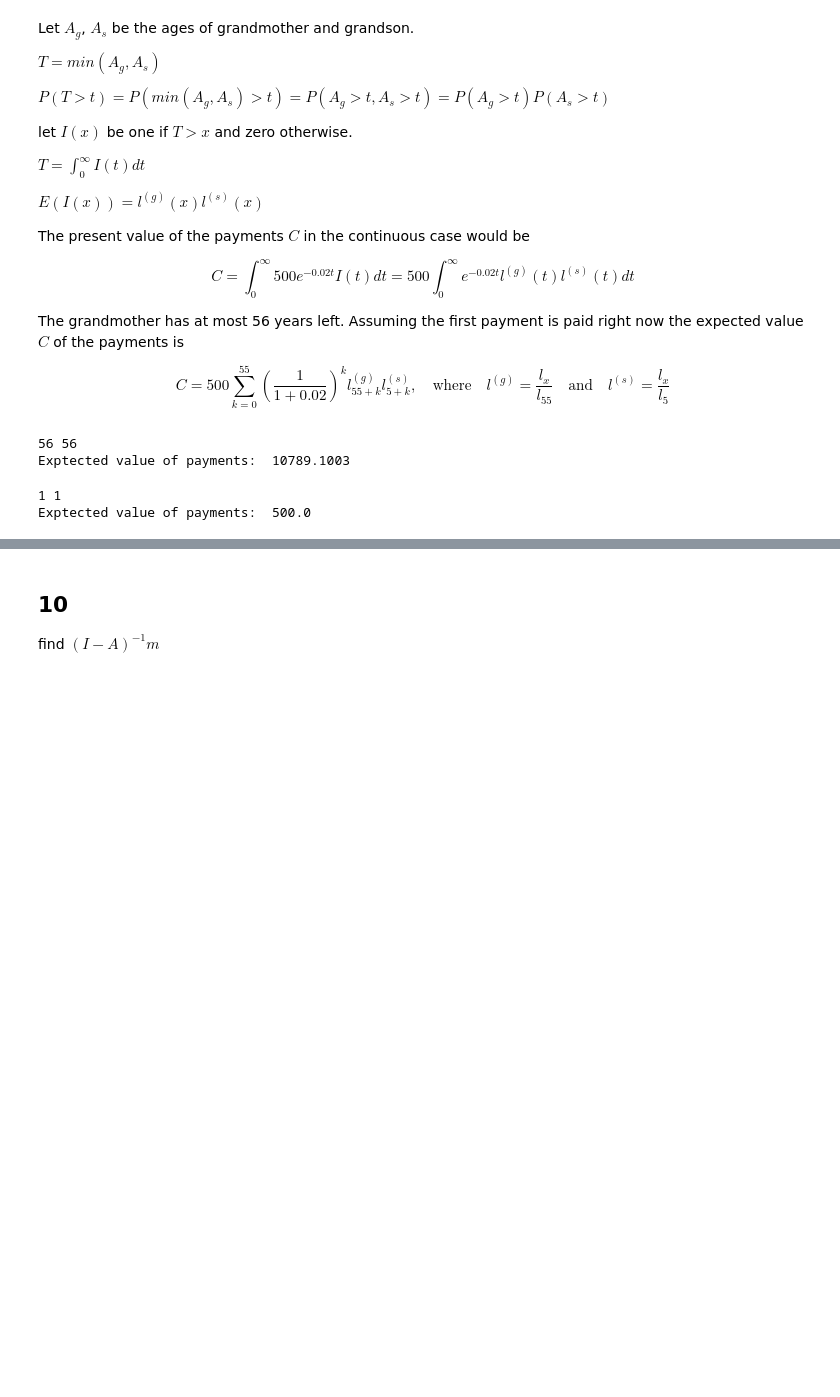
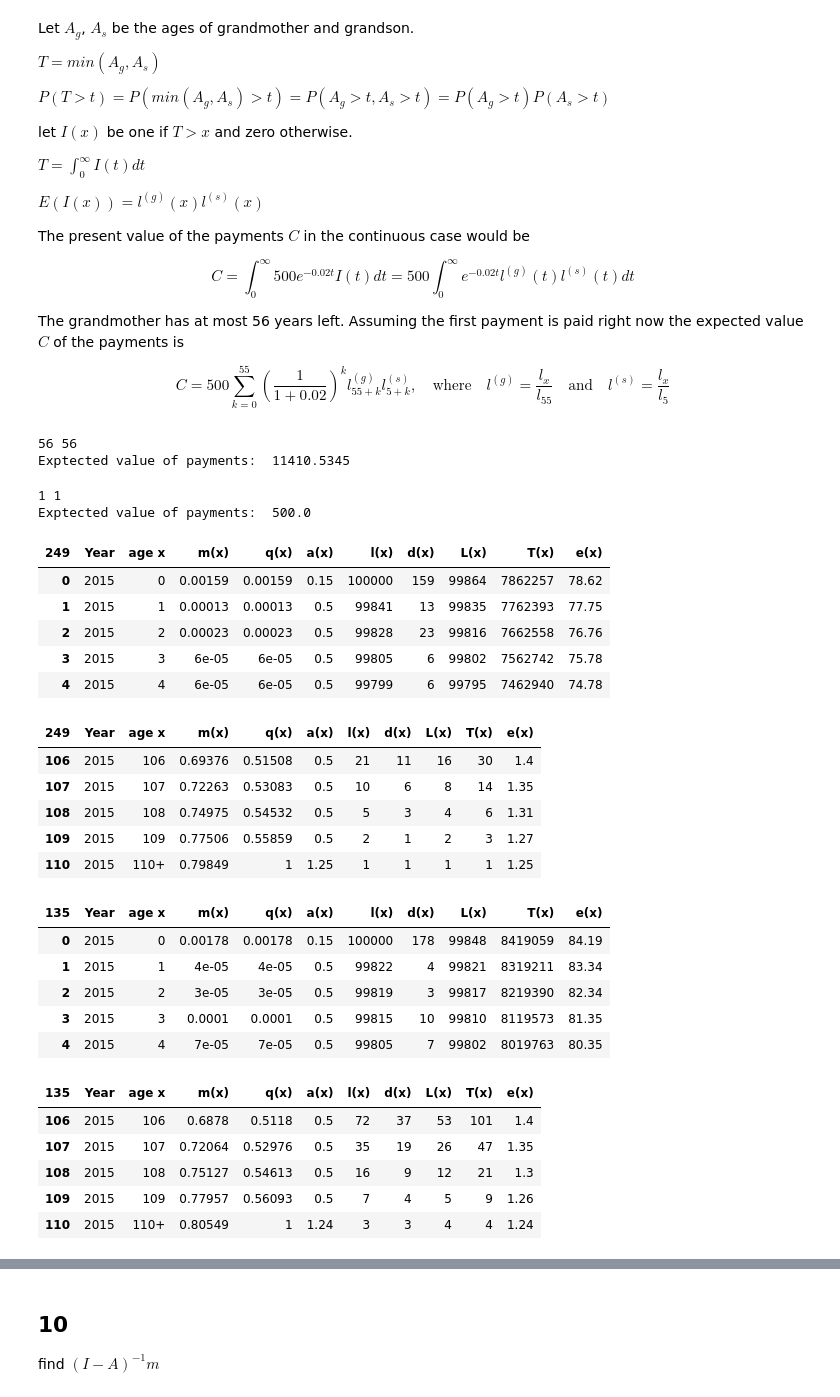
Before and after one commit to Ocken/stokdemo, a Jupyter notebook: stochdem_demo2.ipynb, the cells around one changed output, grey strips where cells are left out. Cells and saved outputs as stored; diff of their text form; code cells hidden in the pictures; blank space fills up the shorter version.

```diff
--- a/stochdem_demo2.ipynb
+++ b/stochdem_demo2.ipynb
@@ -122,10 +118,11 @@ $$C = 500\sum_{k=0}^{55} (\frac{1}{1 + 0.02})^{k} l_{55+k}^{(g)} l_{5+k}^{(s)},
 \quad \textrm{where} \quad
 l^{(g)} = \frac{l_{x}}{l_{55}} \quad \textrm{and} \quad l^{(s)} = \frac{l_{x}}{l_5}$$
 # %%
-def calc_expected_value(df, age_g, age_s, rate):
+def calc_expected_value(df_male, df_female, age_g, age_s, rate):
 
-    l_g = df.loc[age_g:, 'l(x)'].values / df.loc[age_g, 'l(x)']
-    l_s = df.loc[age_s: len(l_g) + age_s - 1, 'l(x)'].values / df.loc[age_s, 'l(x)']
+    l_g = df_female.loc[age_g:, 'l(x)'].values / df_female.loc[age_g, 'l(x)']
+
+    l_s = df_male.loc[age_s: len(l_g) + age_s - 1, 'l(x)'].values / df_male.loc[age_s, 'l(x)']
 
     disc_factor = 1 / (1 + rate)
     l_gs = l_g * l_s
@@ -144,12 +141,12 @@ def calc_expected_value(df, age_g, age_s, rate):
 
 
 r = 0.02
-C = calc_expected_value(df_fin, 55, 5, r)
+C = calc_expected_value(df_male, df_female, 55, 5, r)
 
 print("Exptected value of payments: ", np.round(C, decimals=4))
 # %% [output]
 56 56
-Exptected value of payments:  10789.1003
+Exptected value of payments:  11410.5345
 # %%
 # check with A_g = 110
 C110 = calc_expected_value(df_fin, 110, 5, r)
@@ -158,3 +155,44 @@ print("Exptected value of payments: ", np.round(C110, decimals=4))
 # %% [output]
 1 1
 Exptected value of payments:  500.0
+# %%
+df = pd.read_excel('life_table_fin2015_male_female.xlsx')
+df = df.iloc[:, :10]
+# %%
+df_male = df.iloc[250:362,:]
+df_female = df.iloc[136:247, :]
+df_male.columns = df.iloc[249,:]
+df_female.columns = df.iloc[135, :]
+
+df_female.index = range(len(df_female))
+df_male.index = range(len(df_male))
+# %%
+df_male.head()
+df_male.tail()
+df_female.head()
+df_female.tail()
+# %% [output]
+| 249 | Year | age x | m(x) | q(x) | a(x) | l(x) | d(x) | L(x) | T(x) | e(x) |
+| 0 | 2015 | 0 | 0.00159 | 0.00159 | 0.15 | 100000 | 159 | 99864 | 7862257 | 78.62 |
+| 1 | 2015 | 1 | 0.00013 | 0.00013 | 0.5 | 99841 | 13 | 99835 | 7762393 | 77.75 |
+| 2 | 2015 | 2 | 0.00023 | 0.00023 | 0.5 | 99828 | 23 | 99816 | 7662558 | 76.76 |
+| 3 | 2015 | 3 | 6e-05 | 6e-05 | 0.5 | 99805 | 6 | 99802 | 7562742 | 75.78 |
+| 4 | 2015 | 4 | 6e-05 | 6e-05 | 0.5 | 99799 | 6 | 99795 | 7462940 | 74.78 |
+| 249 | Year | age x | m(x) | q(x) | a(x) | l(x) | d(x) | L(x) | T(x) | e(x) |
+| 106 | 2015 | 106 | 0.69376 | 0.51508 | 0.5 | 21 | 11 | 16 | 30 | 1.4 |
+| 107 | 2015 | 107 | 0.72263 | 0.53083 | 0.5 | 10 | 6 | 8 | 14 | 1.35 |
+| 108 | 2015 | 108 | 0.74975 | 0.54532 | 0.5 | 5 | 3 | 4 | 6 | 1.31 |
+| 109 | 2015 | 109 | 0.77506 | 0.55859 | 0.5 | 2 | 1 | 2 | 3 | 1.27 |
+| 110 | 2015 | 110+ | 0.79849 | 1 | 1.25 | 1 | 1 | 1 | 1 | 1.25 |
+| 135 | Year | age x | m(x) | q(x) | a(x) | l(x) | d(x) | L(x) | T(x) | e(x) |
+| 0 | 2015 | 0 | 0.00178 | 0.00178 | 0.15 | 100000 | 178 | 99848 | 8419059 | 84.19 |
+| 1 | 2015 | 1 | 4e-05 | 4e-05 | 0.5 | 99822 | 4 | 99821 | 8319211 | 83.34 |
+| 2 | 2015 | 2 | 3e-05 | 3e-05 | 0.5 | 99819 | 3 | 99817 | 8219390 | 82.34 |
+| 3 | 2015 | 3 | 0.0001 | 0.0001 | 0.5 | 99815 | 10 | 99810 | 8119573 | 81.35 |
+| 4 | 2015 | 4 | 7e-05 | 7e-05 | 0.5 | 99805 | 7 | 99802 | 8019763 | 80.35 |
+| 135 | Year | age x | m(x) | q(x) | a(x) | l(x) | d(x) | L(x) | T(x) | e(x) |
+| 106 | 2015 | 106 | 0.6878 | 0.5118 | 0.5 | 72 | 37 | 53 | 101 | 1.4 |
+| 107 | 2015 | 107 | 0.72064 | 0.52976 | 0.5 | 35 | 19 | 26 | 47 | 1.35 |
+| 108 | 2015 | 108 | 0.75127 | 0.54613 | 0.5 | 16 | 9 | 12 | 21 | 1.3 |
+| 109 | 2015 | 109 | 0.77957 | 0.56093 | 0.5 | 7 | 4 | 5 | 9 | 1.26 |
+| 110 | 2015 | 110+ | 0.80549 | 1 | 1.24 | 3 | 3 | 4 | 4 | 1.24 |
```
Also changed, not shown: parts of 4 cells of this notebook, 1 other file.
